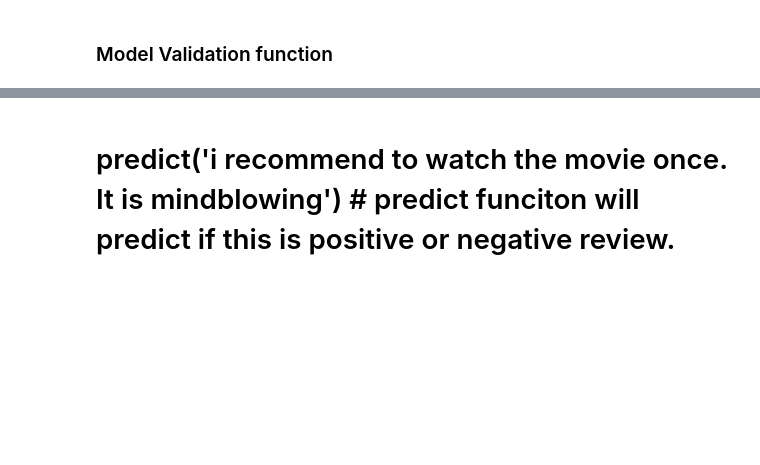
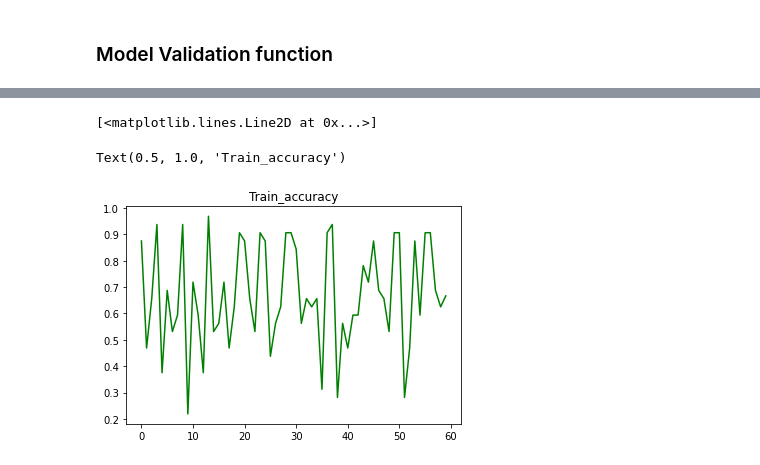
Before and after one commit to Code-Trees/END-GAME, a Jupyter notebook: Session_5/LSTM_sentiment_analysis_colab.ipynb, the cells around one changed output, grey strips where cells are left out. Saved outputs shown, nothing was run; the diff lists cells and outputs as text; code cells hidden in the pictures; blank space fills up the shorter version.

```diff
--- a/Session_5/LSTM_sentiment_analysis_colab.ipynb
+++ b/Session_5/LSTM_sentiment_analysis_colab.ipynb
@@ -137,0 +272,6 @@ df.head(2)
+# %%
+Train_df['label'] = (Train_df['sentiment'] * 24).clip(0, 24).astype('int')
+Test_df['label'] = (Test_df['sentiment'] * 24).clip(0, 24).astype('int')
+# %%
+Train_df['label'] = Train_df['label'].apply(discretize_label)
+Test_df['label'] = Test_df['label'].apply(discretize_label)
@@ -264,0 +299,2 @@ train_data.examples[0].labels
+# %%
+Train_df.reset_index(inplace=True,drop = True)
@@ -264,0 +303,6 @@ train_data.examples[0].labels
+# %%
+train_example = [data.Example.fromlist([Train_df.sentence[i],Train_df.label[i]], fields) for i in range(Train_df.shape[0])]
+test_example = [data.Example.fromlist([Test_df.sentence[i],Test_df.label[i]], fields) for i in range(Test_df.shape[0])]
+
+train_data = data.Dataset(train_example, fields,)
+test_data = data.Dataset(test_example, fields)
@@ -505,10 +581,12 @@ predict('Very good') # predict funciton will predict if this is positive or nega
-# %% [markdown]
-# predict('i recommend to watch the movie once. It is mindblowing') # predict funciton will predict if this is positive or negative review.
 # %%
 import matplotlib.pyplot as plt
 
-plt.plot(train_accuracy,'green')
-plt.title('train_acc')
+plt.plot([i.item() for i in train_accuracy],'green')
+plt.title("Train_accuracy")
+# %% [output]
+[<matplotlib.lines.Line2D at 0x...>]
+Text(0.5, 1.0, 'Train_accuracy')
+[figure, added]
 # %%
 plt.plot(train_loss,'green')
 plt.title('train_loss')
```
Also changed, not shown: parts of 89 cells of this notebook, 12 other files.
